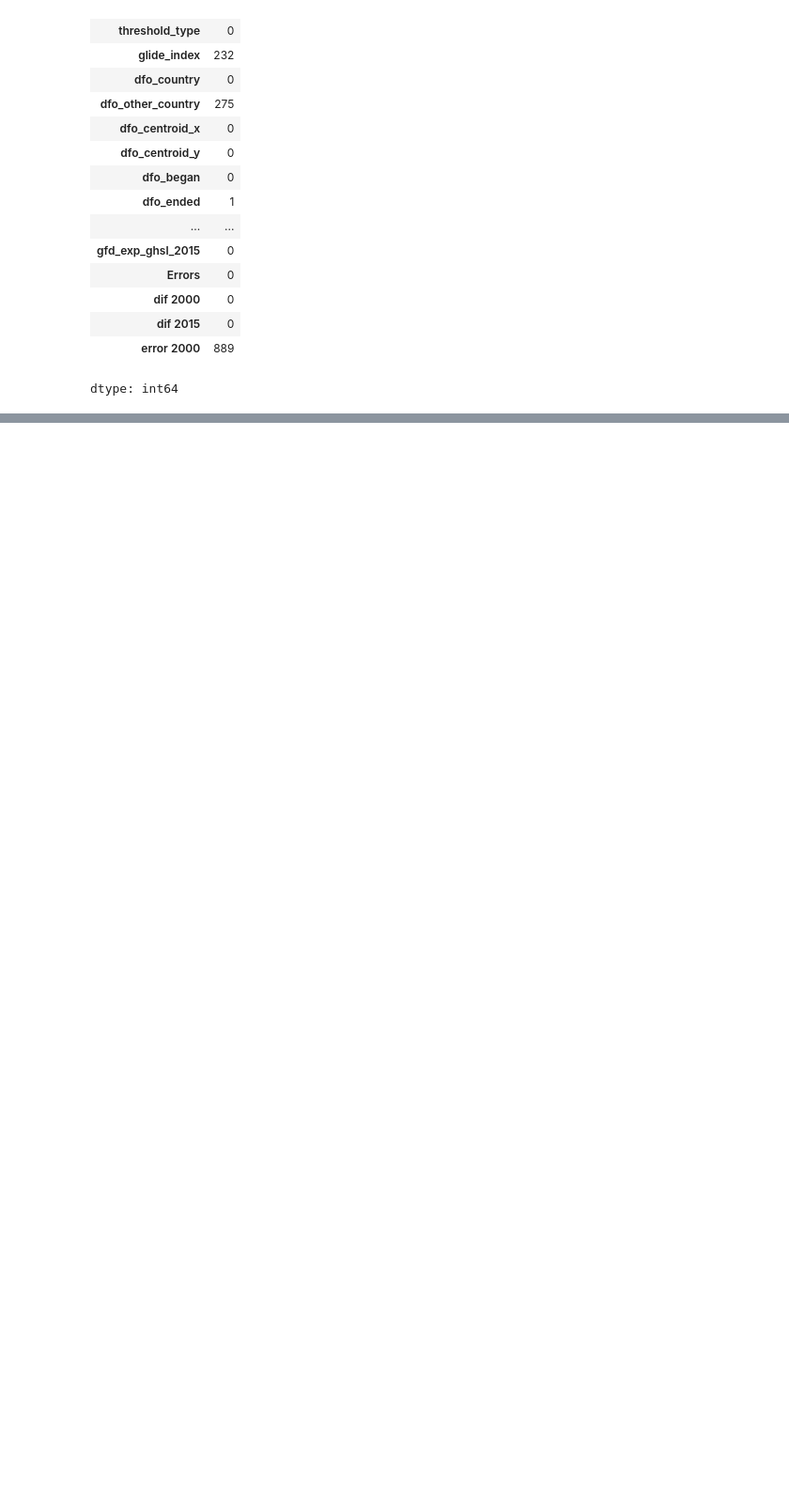
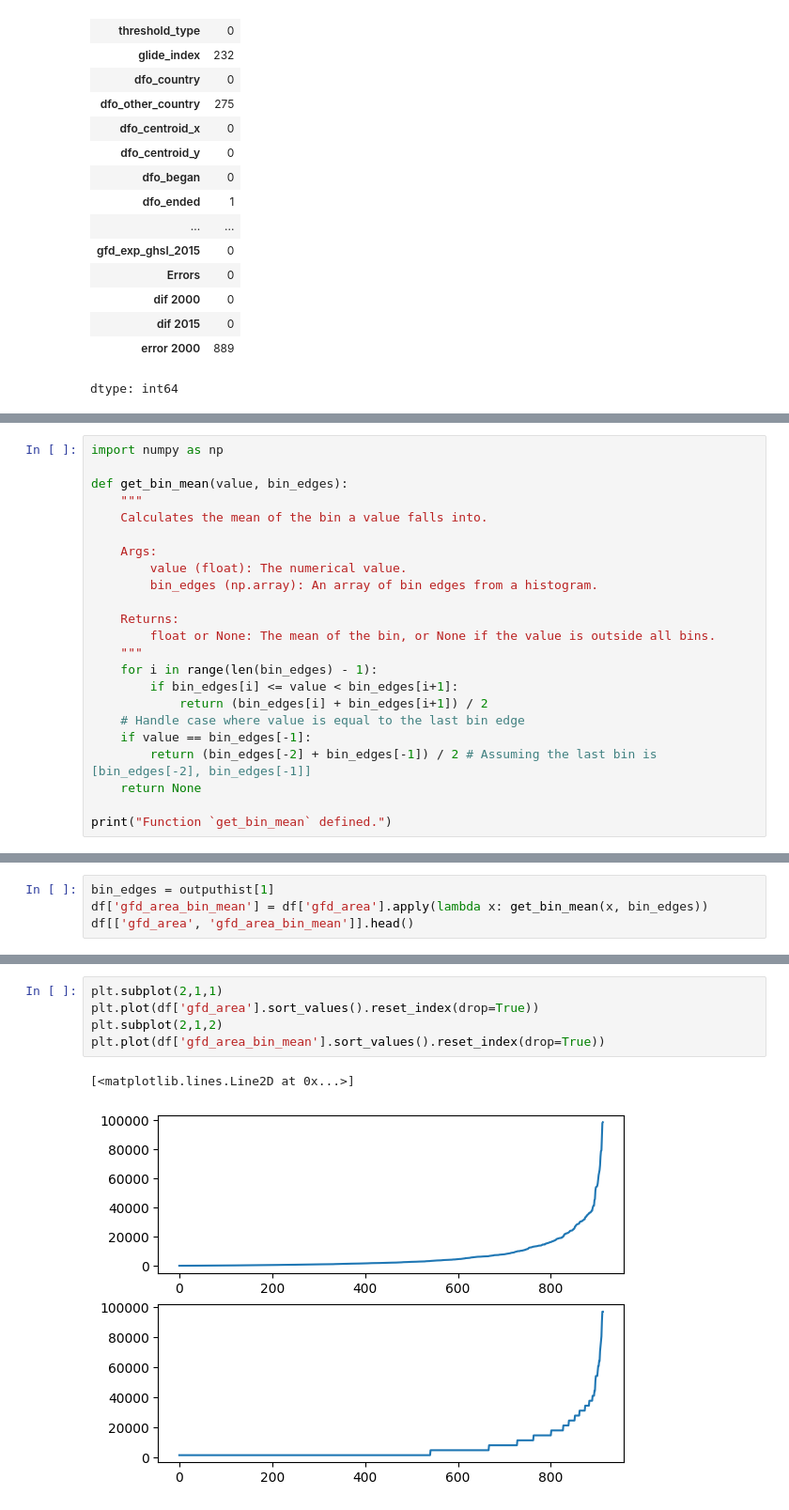
Before and after one commit to Ellizence01/BSC_DPDM2025, a Jupyter notebook: Ch3_Data_Preprocessing.ipynb, the cells around one changed output, grey strips where cells are left out. Shown at 94% size. Drawn from its saved outputs; the diff is of its cells as text; blank space fills up the shorter version.

```diff
--- a/Ch3_Data_Preprocessing.ipynb
+++ b/Ch3_Data_Preprocessing.ipynb
@@ -231,0 +290,23 @@ dtype: int64
+# %%
+import numpy as np
+
+def get_bin_mean(value, bin_edges):
+    """
+    Calculates the mean of the bin a value falls into.
+
+    Args:
+        value (float): The numerical value.
+        bin_edges (np.array): An array of bin edges from a histogram.
+
+    Returns:
+        float or None: The mean of the bin, or None if the value is outside all bins.
+    """
+    for i in range(len(bin_edges) - 1):
+        if bin_edges[i] <= value < bin_edges[i+1]:
+            return (bin_edges[i] + bin_edges[i+1]) / 2
+    # Handle case where value is equal to the last bin edge
+    if value == bin_edges[-1]:
+        return (bin_edges[-2] + bin_edges[-1]) / 2 # Assuming the last bin is [bin_edges[-2], bin_edges[-1]]
+    return None
+
+print("Function `get_bin_mean` defined.")
@@ -231,0 +322,4 @@ dtype: int64
+# %%
+bin_edges = outputhist[1]
+df['gfd_area_bin_mean'] = df['gfd_area'].apply(lambda x: get_bin_mean(x, bin_edges))
+df[['gfd_area', 'gfd_area_bin_mean']].head()
@@ -231,0 +345,8 @@ dtype: int64
+# %%
+plt.subplot(2,1,1)
+plt.plot(df['gfd_area'].sort_values().reset_index(drop=True))
+plt.subplot(2,1,2)
+plt.plot(df['gfd_area_bin_mean'].sort_values().reset_index(drop=True))
+# %% [output]
+[<matplotlib.lines.Line2D at 0x...>]
+[figure, added]
```
Also changed, not shown: parts of 27 cells of this notebook.
